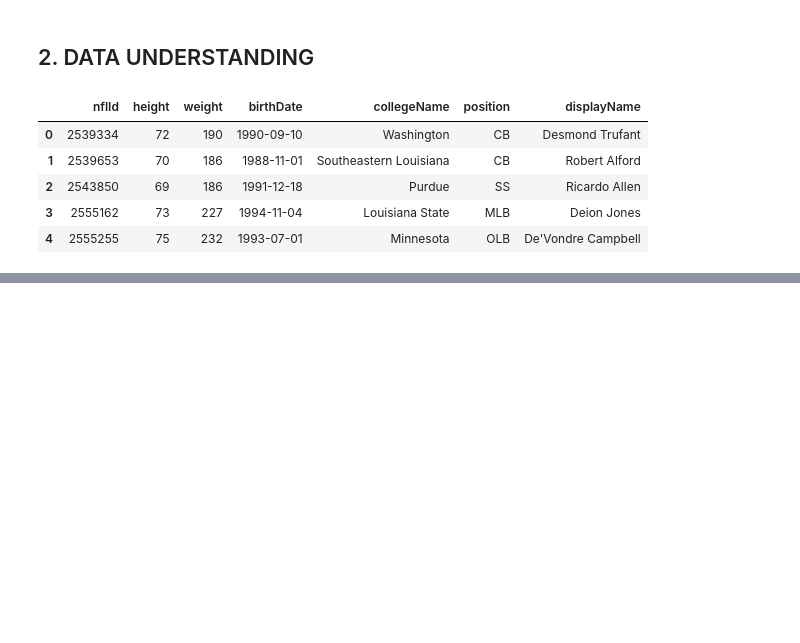
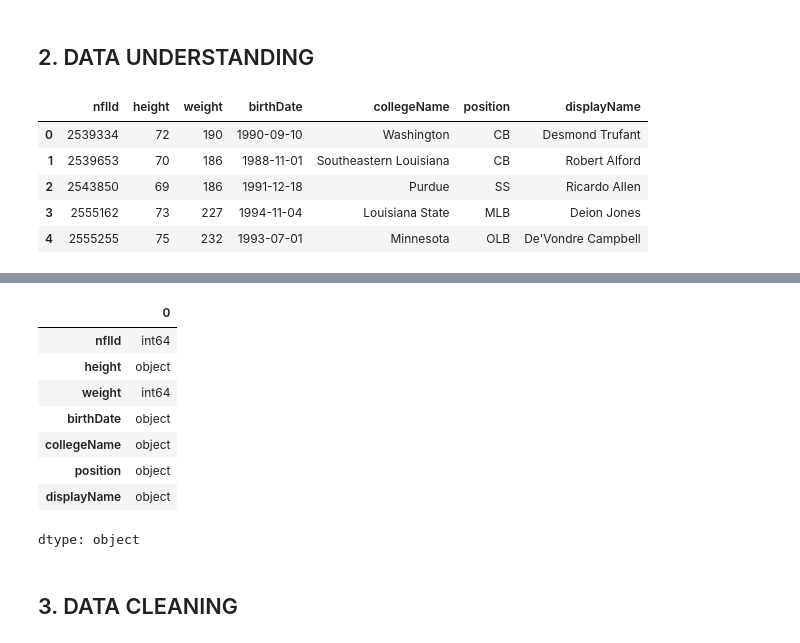
Before and after one commit to SylviaMwai/NFL-Players-Analytics-EDA-, a Jupyter notebook: NFL_Players_Analytics_(EDA).ipynb, the cells around one changed output, grey strips where cells are left out. Cells and saved outputs as stored; diff of their text form; code cells hidden in the pictures; blank space fills up the shorter version.

```diff
--- a/NFL_Players_Analytics_(EDA).ipynb
+++ b/NFL_Players_Analytics_(EDA).ipynb
@@ -61,0 +92,14 @@ Data.head()
+# %%
+Data.dtypes
+# %% [output]
+|  | 0 |
+| nflId | int64 |
+| height | object |
+| weight | int64 |
+| birthDate | object |
+| collegeName | object |
+| position | object |
+| displayName | object |
+dtype: object
+# %% [markdown]
+## 3. DATA CLEANING
```
Also changed, not shown: parts of 1 cell of this notebook.
